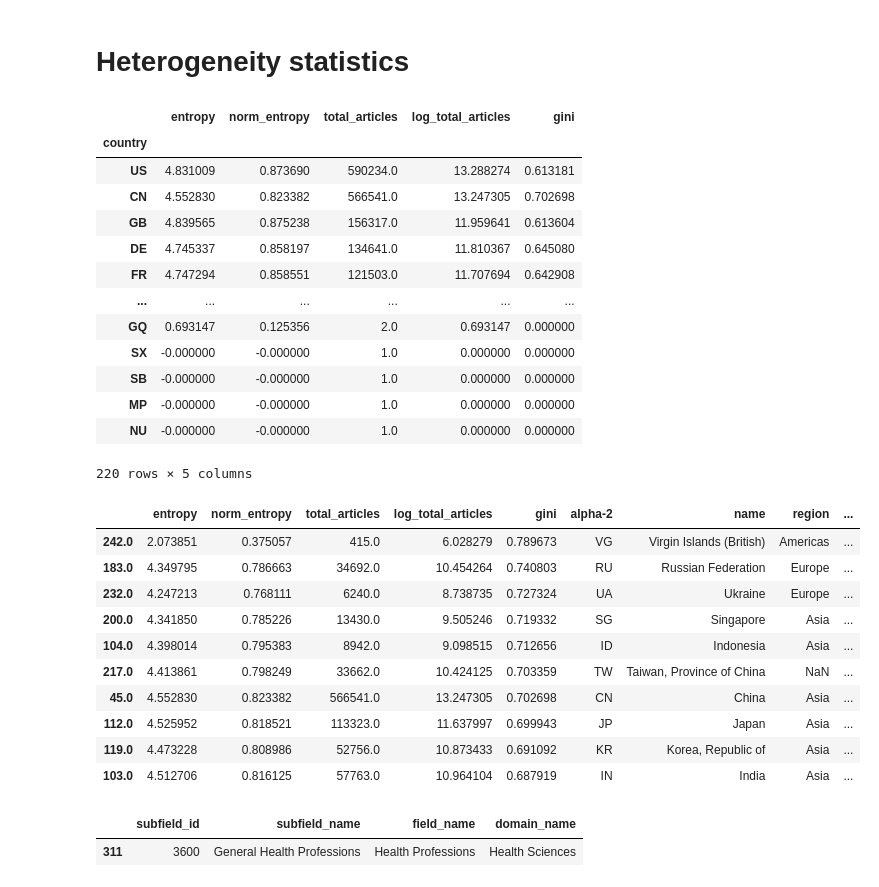
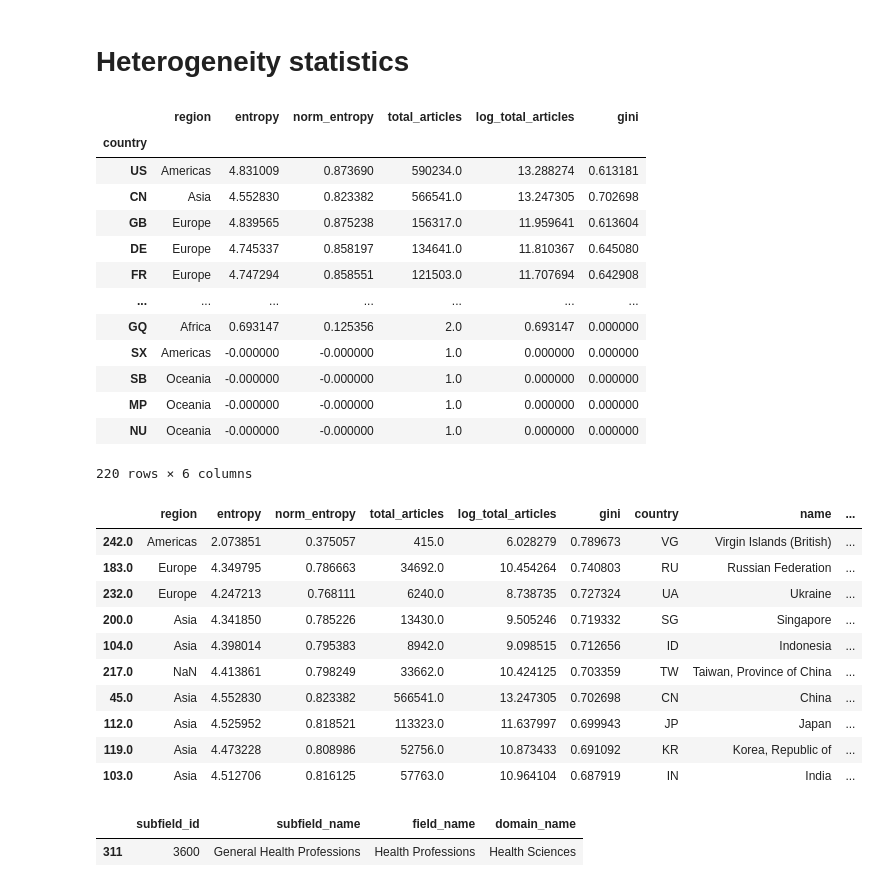
Before and after one commit to irivorobey/geoTopics, a Jupyter notebook: test_articles_by_country.ipynb, the cells around one changed output. Drawn from its saved outputs; the diff is of its cells as text; code cells hidden in the pictures.

```diff
--- a/test_articles_by_country.ipynb
+++ b/test_articles_by_country.ipynb
@@ -54,6 +46,9 @@ df_country_stats = (
         log_total_articles=lambda df: np.log(df.total_articles),
         gini=df_country_subfield.apply(uf.gini, axis=1)
     )
+    .merge(uf.df_country[["alpha-2", "region"]], left_index=True, right_on="alpha-2", how="left")
+    .rename(columns={"alpha-2": "country"})
+    .set_index("country")
     .sort_values('total_articles', ascending=False)
-    [["entropy", "norm_entropy", "total_articles", "log_total_articles", "gini"]]
+    [["region", "entropy", "norm_entropy", "total_articles", "log_total_articles", "gini"]]
 )
@@ -85,18 +106,18 @@ Normal distribution hypothesis is accepted
 # %%
 df_country_stats
 # %% [output]
-|  | entropy | norm_entropy | total_articles | log_total_articles | gini |
-| country |  |  |  |  |  |
-| US | 4.831009 | 0.873690 | 590234.0 | 13.288274 | 0.613181 |
-| CN | 4.552830 | 0.823382 | 566541.0 | 13.247305 | 0.702698 |
-| GB | 4.839565 | 0.875238 | 156317.0 | 11.959641 | 0.613604 |
-| DE | 4.745337 | 0.858197 | 134641.0 | 11.810367 | 0.645080 |
-| FR | 4.747294 | 0.858551 | 121503.0 | 11.707694 | 0.642908 |
-| ... | ... | ... | ... | ... | ... |
-| GQ | 0.693147 | 0.125356 | 2.0 | 0.693147 | 0.000000 |
-| SX | -0.000000 | -0.000000 | 1.0 | 0.000000 | 0.000000 |
-| SB | -0.000000 | -0.000000 | 1.0 | 0.000000 | 0.000000 |
-| MP | -0.000000 | -0.000000 | 1.0 | 0.000000 | 0.000000 |
-| NU | -0.000000 | -0.000000 | 1.0 | 0.000000 | 0.000000 |
+|  | region | entropy | norm_entropy | total_articles | log_total_articles | gini |
+| country |  |  |  |  |  |  |
+| US | Americas | 4.831009 | 0.873690 | 590234.0 | 13.288274 | 0.613181 |
+| CN | Asia | 4.552830 | 0.823382 | 566541.0 | 13.247305 | 0.702698 |
+| GB | Europe | 4.839565 | 0.875238 | 156317.0 | 11.959641 | 0.613604 |
+| DE | Europe | 4.745337 | 0.858197 | 134641.0 | 11.810367 | 0.645080 |
+| FR | Europe | 4.747294 | 0.858551 | 121503.0 | 11.707694 | 0.642908 |
+| ... | ... | ... | ... | ... | ... | ... |
+| GQ | Africa | 0.693147 | 0.125356 | 2.0 | 0.693147 | 0.000000 |
+| SX | Americas | -0.000000 | -0.000000 | 1.0 | 0.000000 | 0.000000 |
+| SB | Oceania | -0.000000 | -0.000000 | 1.0 | 0.000000 | 0.000000 |
+| MP | Oceania | -0.000000 | -0.000000 | 1.0 | 0.000000 | 0.000000 |
+| NU | Oceania | -0.000000 | -0.000000 | 1.0 | 0.000000 | 0.000000 |
-220 rows × 5 columns
+220 rows × 6 columns
 # %%
@@ -108,21 +139,22 @@ fig.update_layout(height=800)
 # %%
 (
     df_country_stats
     # .query("gini > 0")
     # .query("total_articles > 400")
     .sort_values("gini", ascending=False)
-    .merge(df_country[["alpha-2", "name", "region", "sub-region"]], left_index=True, right_on="alpha-2", how="left")
+    .merge(uf.df_country[["alpha-2", "name", "sub-region"]], left_index=True, right_on="alpha-2", how="left")
+    .rename(columns={"alpha-2": "country"})
 ).head(10)
 # %% [output]
-|  | entropy | norm_entropy | total_articles | log_total_articles | gini | alpha-2 | name | region | ... |
-| 242.0 | 2.073851 | 0.375057 | 415.0 | 6.028279 | 0.789673 | VG | Virgin Islands (British) | Americas | ... |
-| 183.0 | 4.349795 | 0.786663 | 34692.0 | 10.454264 | 0.740803 | RU | Russian Federation | Europe | ... |
-| 232.0 | 4.247213 | 0.768111 | 6240.0 | 8.738735 | 0.727324 | UA | Ukraine | Europe | ... |
-| 200.0 | 4.341850 | 0.785226 | 13430.0 | 9.505246 | 0.719332 | SG | Singapore | Asia | ... |
-| 104.0 | 4.398014 | 0.795383 | 8942.0 | 9.098515 | 0.712656 | ID | Indonesia | Asia | ... |
-| 217.0 | 4.413861 | 0.798249 | 33662.0 | 10.424125 | 0.703359 | TW | Taiwan, Province of China | NaN | ... |
-| 45.0 | 4.552830 | 0.823382 | 566541.0 | 13.247305 | 0.702698 | CN | China | Asia | ... |
-| 112.0 | 4.525952 | 0.818521 | 113323.0 | 11.637997 | 0.699943 | JP | Japan | Asia | ... |
-| 119.0 | 4.473228 | 0.808986 | 52756.0 | 10.873433 | 0.691092 | KR | Korea, Republic of | Asia | ... |
-| 103.0 | 4.512706 | 0.816125 | 57763.0 | 10.964104 | 0.687919 | IN | India | Asia | ... |
+|  | region | entropy | norm_entropy | total_articles | log_total_articles | gini | country | name | ... |
+| 242.0 | Americas | 2.073851 | 0.375057 | 415.0 | 6.028279 | 0.789673 | VG | Virgin Islands (British) | ... |
+| 183.0 | Europe | 4.349795 | 0.786663 | 34692.0 | 10.454264 | 0.740803 | RU | Russian Federation | ... |
+| 232.0 | Europe | 4.247213 | 0.768111 | 6240.0 | 8.738735 | 0.727324 | UA | Ukraine | ... |
+| 200.0 | Asia | 4.341850 | 0.785226 | 13430.0 | 9.505246 | 0.719332 | SG | Singapore | ... |
+| 104.0 | Asia | 4.398014 | 0.795383 | 8942.0 | 9.098515 | 0.712656 | ID | Indonesia | ... |
+| 217.0 | NaN | 4.413861 | 0.798249 | 33662.0 | 10.424125 | 0.703359 | TW | Taiwan, Province of China | ... |
+| 45.0 | Asia | 4.552830 | 0.823382 | 566541.0 | 13.247305 | 0.702698 | CN | China | ... |
+| 112.0 | Asia | 4.525952 | 0.818521 | 113323.0 | 11.637997 | 0.699943 | JP | Japan | ... |
+| 119.0 | Asia | 4.473228 | 0.808986 | 52756.0 | 10.873433 | 0.691092 | KR | Korea, Republic of | ... |
+| 103.0 | Asia | 4.512706 | 0.816125 | 57763.0 | 10.964104 | 0.687919 | IN | India | ... |
 # %%
```
Also changed, not shown: parts of 9 cells of this notebook, 3 other files.
